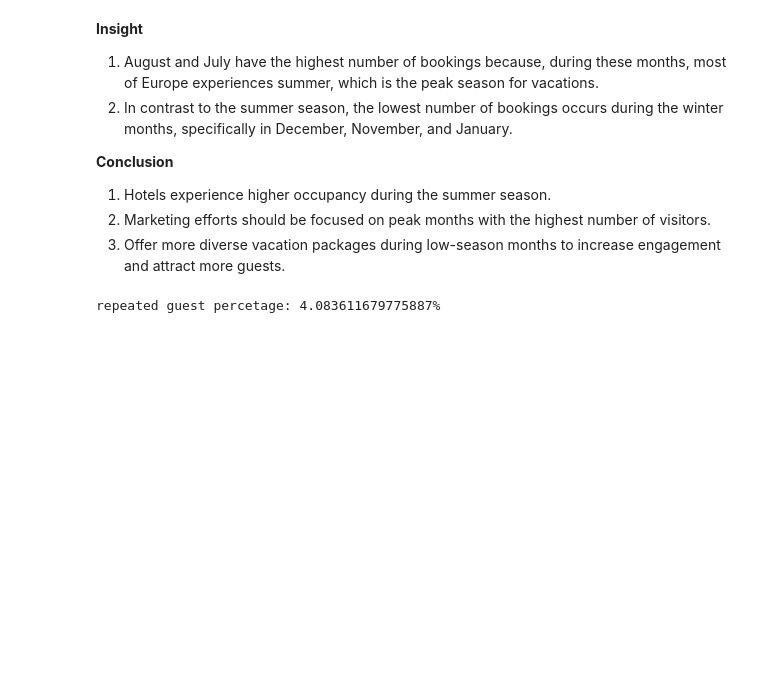
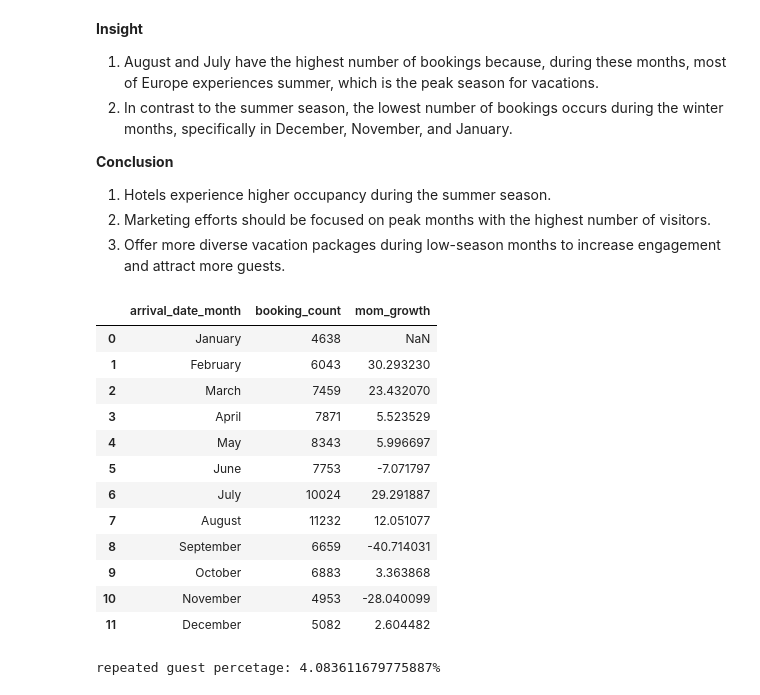
Before and after one commit to Naufalfdh19/hotel_bookings, a Jupyter notebook: hotel-bookings.ipynb, the cells around one changed output. Cells and saved outputs as stored; diff of their text form; code cells hidden in the pictures; blank space fills up the shorter version.

```diff
--- a/hotel-bookings.ipynb
+++ b/hotel-bookings.ipynb
@@ -353,3 +369,30 @@ repeated_guest = df[df['is_repeated_guest'] == 1]['is_repeated_guest'].value_cou
+# %%
+booking_per_month = df.groupby('arrival_date_month').size()
+
+month_order = ['January', 'February', 'March', 'April', 'May', 'June',
+               'July', 'August', 'September', 'October', 'November', 'December']
+
+booking_per_month.index = pd.CategoricalIndex(booking_per_month.index, categories=month_order, ordered=True)
+
+booking_per_month = booking_per_month.sort_index().reset_index(name='booking_count')
+# %%
+booking_per_month['mom_growth'] = booking_per_month['booking_count'].pct_change() * 100
+# %%
+booking_per_month
+# %% [output]
+|  | arrival_date_month | booking_count | mom_growth |
+| 0 | January | 4638 | NaN |
+| 1 | February | 6043 | 30.293230 |
+| 2 | March | 7459 | 23.432070 |
+| 3 | April | 7871 | 5.523529 |
+| 4 | May | 8343 | 5.996697 |
+| 5 | June | 7753 | -7.071797 |
+| 6 | July | 10024 | 29.291887 |
+| 7 | August | 11232 | 12.051077 |
+| 8 | September | 6659 | -40.714031 |
+| 9 | October | 6883 | 3.363868 |
+| 10 | November | 4953 | -28.040099 |
+| 11 | December | 5082 | 2.604482 |
 # %%
 # Repeated Guest
 
```
Also changed, not shown: parts of 13 cells of this notebook.
